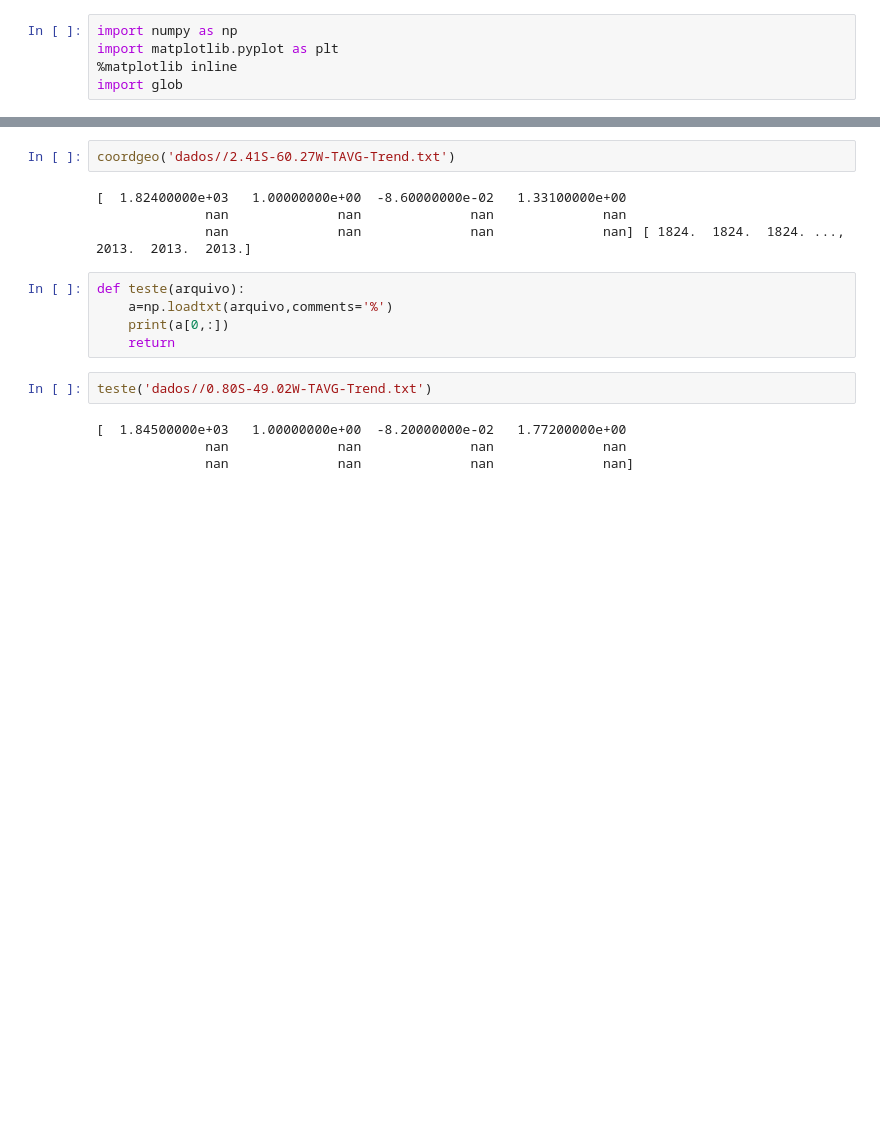
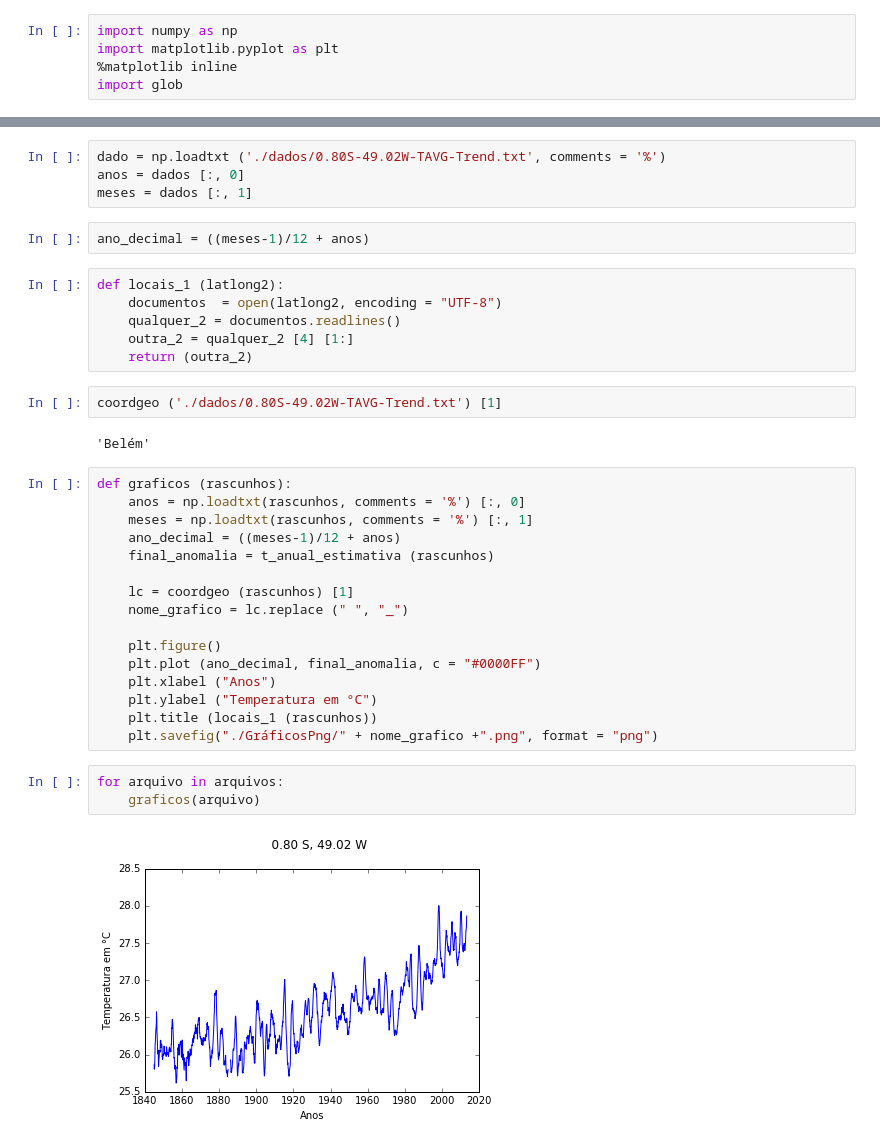
Before and after one commit to mat-esp-2016/python-4-python-4-lpgler007, a Jupyter notebook: python4.ipynb, the cells around one changed output, grey strips where cells are left out. Cells and saved outputs as stored; diff of their text form; blank space fills up the shorter version.

Commit message:
Tarefas 3, 4 e 5 terminadas com sucesso. Criação de funções, gráficos salvos e postos em png.

```diff
--- a/python4.ipynb
+++ b/python4.ipynb
@@ -16,17 +91,37 @@ def coordgeo (dados):
+# %%
+dado = np.loadtxt ('./dados/0.80S-49.02W-TAVG-Trend.txt', comments = '%')
+anos = dados [:, 0]
+meses = dados [:, 1]
+# %%
+ano_decimal = ((meses-1)/12 + anos)
+# %%
+def locais_1 (latlong2):
+    documentos  = open(latlong2, encoding = "UTF-8")
+    qualquer_2 = documentos.readlines()
+    outra_2 = qualquer_2 [4] [1:]
+    return (outra_2)
 # %%
-coordgeo('dados//2.41S-60.27W-TAVG-Trend.txt')
+coordgeo ('./dados/0.80S-49.02W-TAVG-Trend.txt') [1]
 # %% [output]
-[  1.82400000e+03   1.00000000e+00  -8.60000000e-02   1.33100000e+00
-              nan              nan              nan              nan
-              nan              nan              nan              nan] [ 1824.  1824.  1824. ...,  2013.  2013.  2013.]
+'Belém'
-# %%
-def teste(arquivo):
-    a=np.loadtxt(arquivo,comments='%')
-    print(a[0,:])
-    return
-# %%
-teste('dados//0.80S-49.02W-TAVG-Trend.txt')
-# %% [output]
-[  1.84500000e+03   1.00000000e+00  -8.20000000e-02   1.77200000e+00
-              nan              nan              nan              nan
-              nan              nan              nan              nan]
+# %%
+def graficos (rascunhos):
+    anos = np.loadtxt(rascunhos, comments = '%') [:, 0]
+    meses = np.loadtxt(rascunhos, comments = '%') [:, 1]
+    ano_decimal = ((meses-1)/12 + anos)
+    final_anomalia = t_anual_estimativa (rascunhos)
+
+    lc = coordgeo (rascunhos) [1]
+    nome_grafico = lc.replace (" ", "_")
+
+    plt.figure()
+    plt.plot (ano_decimal, final_anomalia, c = "#0000FF")
+    plt.xlabel ("Anos")
+    plt.ylabel ("Temperatura em °C")
+    plt.title (locais_1 (rascunhos))
+    plt.savefig("./GráficosPng/" + nome_grafico +".png", format = "png")
+# %%
+for arquivo in arquivos:
+    graficos(arquivo)
+# %% [output]
+[figure, added]
```
Also changed, not shown: parts of 13 cells of this notebook.
